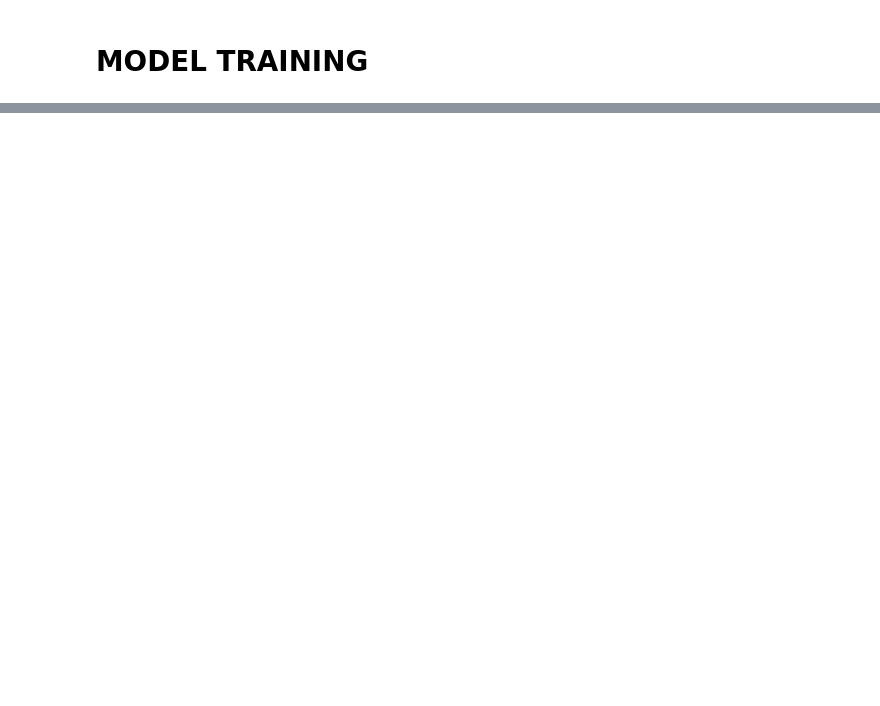
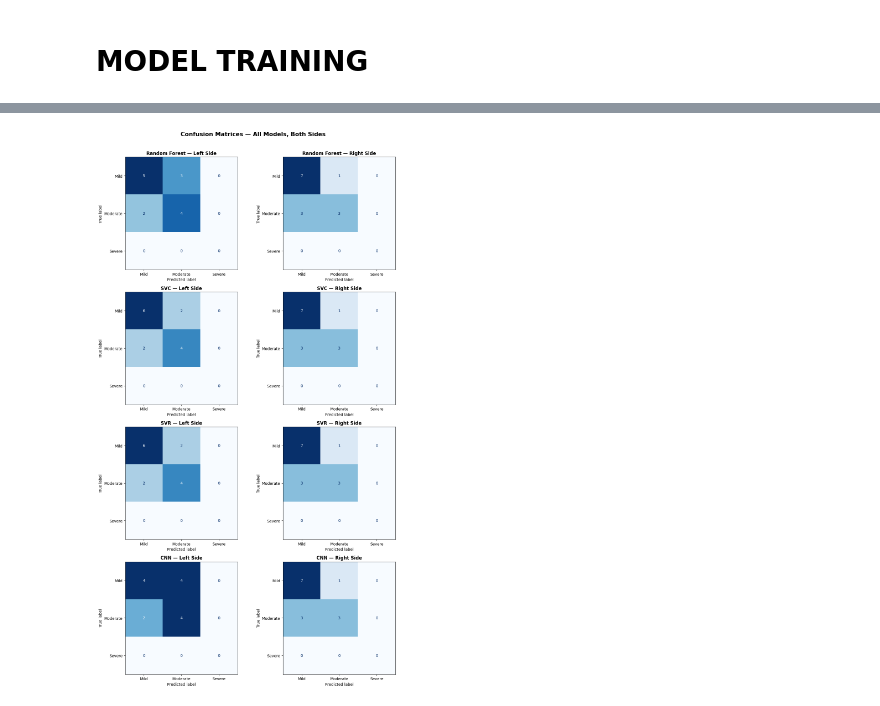
Before and after one commit to tshallycodes/updrs-predictor, a Jupyter notebook: model.ipynb, the cells around one changed output, grey strips where cells are left out. Drawn from its saved outputs; the diff is of its cells as text; code cells hidden in the pictures; blank space fills up the shorter version.

Commit message:
streamlit and eval edit

```diff
--- a/model.ipynb
+++ b/model.ipynb
@@ -452,0 +222,97 @@ Models saved successfully!
+# %%
+from sklearn.metrics import classification_report, confusion_matrix, accuracy_score, f1_score, ConfusionMatrixDisplay
+import matplotlib.pyplot as plt
+import numpy as np
+
+# ─────────────────────────────────────────────────────────────
+# GROUND TRUTH — extract once, used by all models both sides
+# .numpy() converts tensors back to numpy for sklearn
+# ─────────────────────────────────────────────────────────────
+y_true_left  = y_test_left.numpy()
+y_true_right = y_test_right.numpy()
+
+# ─────────────────────────────────────────────────────────────
+# HELPER FUNCTION
+# ─────────────────────────────────────────────────────────────
+def evaluate_model(model_name, side, y_true, y_pred):
+    print(f"\n{'='*55}")
+    print(f"  {model_name} — {side} Side")
+    print(f"{'='*55}")
+    print(f"  Accuracy:     {accuracy_score(y_true, y_pred):.4f}")
+    print(f"  Weighted F1:  {f1_score(y_true, y_pred, average='weighted', labels=[0,1,2], zero_division=0):.4f}")
+    print(f"\nClassification Report:")
+    print(classification_report(y_true, y_pred,
+                                labels=[0, 1, 2],
+                                target_names=['Mild (0-1)', 'Moderate (2-3)', 'Severe (4)'],
+                                zero_division=0))
+
+# ─────────────────────────────────────────────────────────────
+# GET PREDICTIONS — ALL MODELS, BOTH SIDES
+# sklearn needs numpy so we call .numpy() on the tensors
+# ─────────────────────────────────────────────────────────────
+
+# ── Random Forest ──────────────────────────────────────────
+rf_pred_left  = rf_left.predict(X_test_left.numpy())
+rf_pred_right = rf_right.predict(X_test_right.numpy())
+
+# ── SVC ────────────────────────────────────────────────────
+svc_pred_left  = svc_left.predict(X_test_left.numpy())
+svc_pred_right = svc_right.predict(X_test_right.numpy())
+
+# ── SVR (round + clip to get class labels) ─────────────────
+svr_pred_left  = np.clip(np.round(svr_left.predict(X_test_left.numpy())),   0, 2).astype(int)
+svr_pred_right = np.clip(np.round(svr_right.predict(X_test_right.numpy())), 0, 2).astype(int)
+
+# ── CNN ────────────────────────────────────────────────────
+def get_cnn_predictions(model, loader):
+    model.eval()
+    preds = []
+    with torch.no_grad():
+        for X_batch, y_batch in loader:
+            outputs = model(X_batch)
+            preds.extend(torch.argmax(outputs, dim=1).numpy())
+    return np.array(preds)
+
+cnn_pred_left  = get_cnn_predictions(left_model,  test_loader_left)
+cnn_pred_right = get_cnn_predictions(right_model, test_loader_right)
+
+# ─────────────────────────────────────────────────────────────
+# PRINT ALL METRICS — 4 models x 2 sides
+# ─────────────────────────────────────────────────────────────
+for side, y_true, rf_pred, svc_pred, svr_pred, cnn_pred in [
+    ("Left",  y_true_left,  rf_pred_left,  svc_pred_left,  svr_pred_left,  cnn_pred_left),
+    ("Right", y_true_right, rf_pred_right, svc_pred_right, svr_pred_right, cnn_pred_right),
+]:
+    evaluate_model("Random Forest", side, y_true, rf_pred)
+    evaluate_model("SVC",           side, y_true, svc_pred)
+    evaluate_model("SVR",           side, y_true, svr_pred)
+    evaluate_model("CNN",           side, y_true, cnn_pred)
+
+# ─────────────────────────────────────────────────────────────
+# CONFUSION MATRICES — 4 models x 2 sides = 8 plots
+# ─────────────────────────────────────────────────────────────
+models_info = [
+    ("Random Forest", rf_pred_left,  rf_pred_right),
+    ("SVC",           svc_pred_left, svc_pred_right),
+    ("SVR",           svr_pred_left, svr_pred_right),
+    ("CNN",           cnn_pred_left, cnn_pred_right),
+]
+
+class_labels = ['Mild', 'Moderate', 'Severe']
+fig, axes = plt.subplots(4, 2, figsize=(12, 20))
+fig.suptitle("Confusion Matrices — All Models, Both Sides", fontsize=15, fontweight='bold', y=1.01)
+
+for row, (model_name, pred_left, pred_right) in enumerate(models_info):
+    for col, (side, y_true, y_pred) in enumerate([
+        ("Left",  y_true_left,  pred_left),
+        ("Right", y_true_right, pred_right),
+    ]):
+        cm = confusion_matrix(y_true, y_pred, labels=[0, 1, 2])
+        disp = ConfusionMatrixDisplay(confusion_matrix=cm, display_labels=class_labels)
+        disp.plot(ax=axes[row, col], cmap='Blues', colorbar=False)
+        axes[row, col].set_title(f"{model_name} — {side} Side", fontweight='bold')
+
+plt.tight_layout()
+plt.savefig("all_confusion_matrices.png", dpi=150, bbox_inches='tight')
+plt.show()
+# %% [output]
@@ -452,0 +336 @@ Models saved successfully!
+[figure, added]
```
Also changed, not shown: parts of 31 cells of this notebook, 21 other files.
